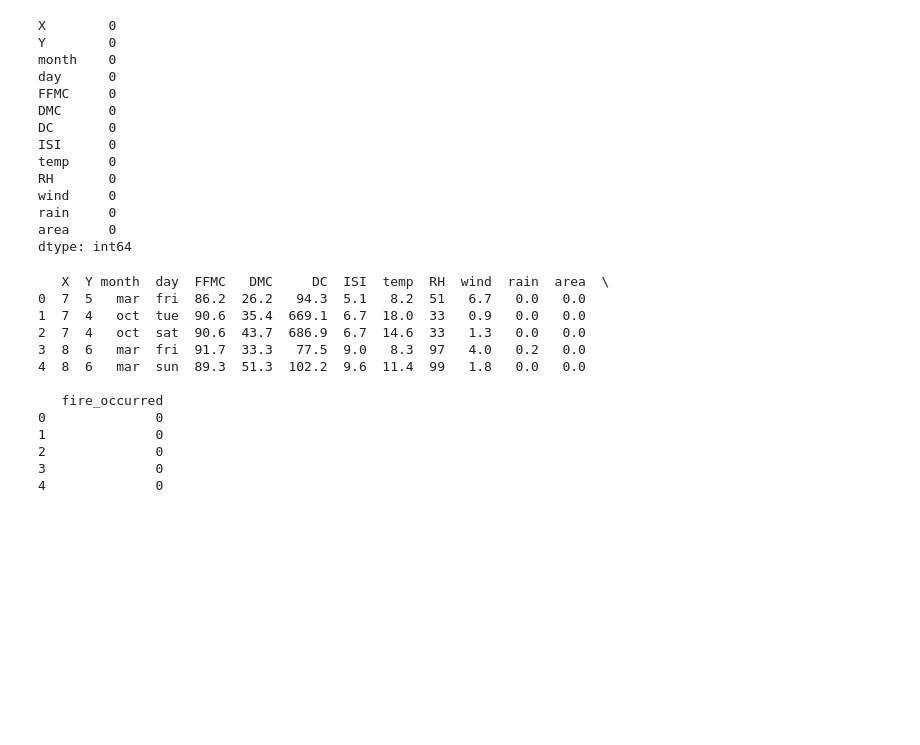
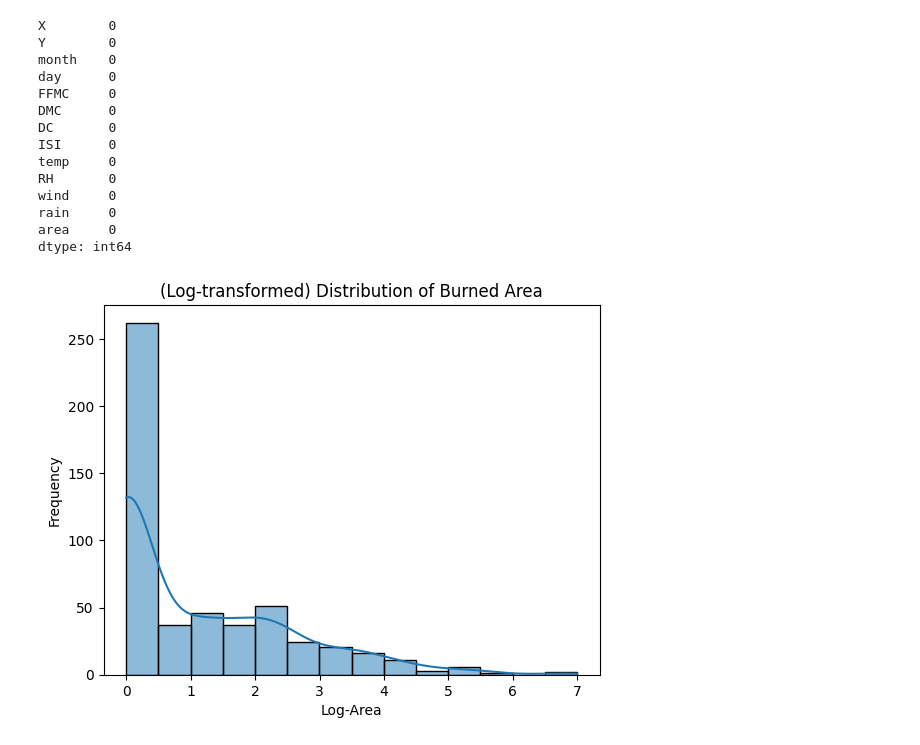
Before and after one commit to parteeksingh24/ECS171-Final-Project, a Jupyter notebook: ForestFiresProject.ipynb, the cells around one changed output. Drawn from its saved outputs; the diff is of its cells as text; code cells hidden in the pictures; blank space fills up the shorter version.

```diff
--- a/ForestFiresProject.ipynb
+++ b/ForestFiresProject.ipynb
@@ -73,23 +72,20 @@ rain     0
 area     0
 dtype: int64
 # %%
+# Visualize data distribution
+
 # Create binary target variable -- has a fire occured or not?
 df_forest_fires['fire_occurred'] = df_forest_fires['area'].apply(lambda x: 1 if x > 0 else 0)
 # Column based on the Area > 0 or = 0
 
-print(df_forest_fires.head())
+# Display 'area' (target variable) using a histogram
+# Apply  log transformation to 'area' to reduce skewness, improve visualization
+df_forest_fires['log_area'] = np.log1p(df_forest_fires['area'])
+sns.histplot(df_forest_fires['log_area'], kde=True)
+plt.title('(Log-transformed) Distribution of Burned Area')
+plt.xlabel('Log-Area')
+plt.ylabel('Frequency')
+plt.show()
 # %% [output]
-   X  Y month  day  FFMC   DMC     DC  ISI  temp  RH  wind  rain  area  \
-0  7  5   mar  fri  86.2  26.2   94.3  5.1   8.2  51   6.7   0.0   0.0
-1  7  4   oct  tue  90.6  35.4  669.1  6.7  18.0  33   0.9   0.0   0.0
-2  7  4   oct  sat  90.6  43.7  686.9  6.7  14.6  33   1.3   0.0   0.0
-3  8  6   mar  fri  91.7  33.3   77.5  9.0   8.3  97   4.0   0.2   0.0
-4  8  6   mar  sun  89.3  51.3  102.2  9.6  11.4  99   1.8   0.0   0.0
-
-   fire_occurred
-0              0
-1              0
-2              0
-3              0
-4              0
+[figure, added]
 # %%
```
Also changed, not shown: parts of 9 cells of this notebook.
